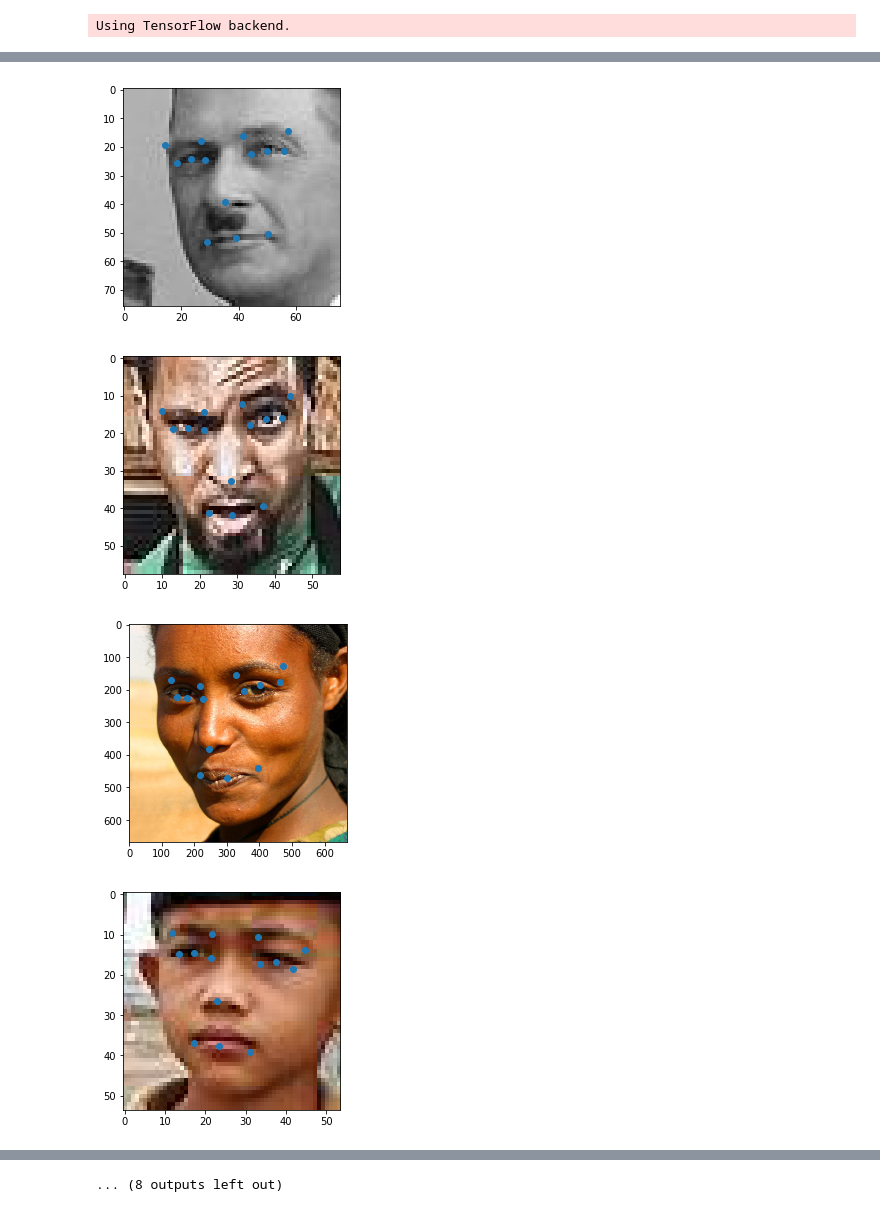
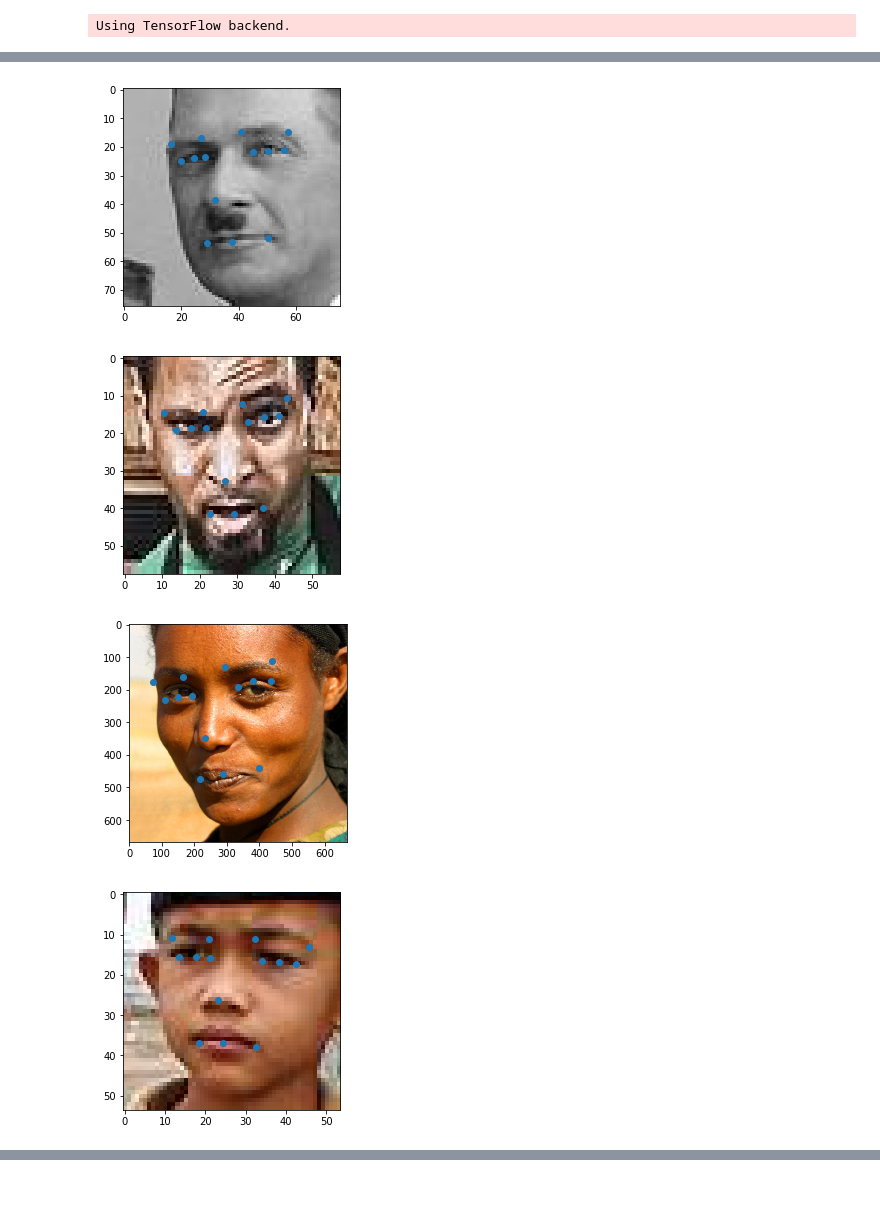
Before and after one commit to ospanoff/cv-gml, a Jupyter notebook: facepoints/check_model.ipynb, the cells around one changed output, grey strips where cells are left out. Drawn from its saved outputs; the diff is of its cells as text; code cells hidden in the pictures.

```diff
--- a/facepoints/check_model.ipynb
+++ b/facepoints/check_model.ipynb
@@ -41,3 +28,0 @@ FINISHED LOADING DATA: 0.07605361938476562
-# %%
-for i in range(X_train.shape[0]):
-    show(X_train[i][..., 0], y_train[i] * 50 + 50)
@@ -70,9 +41,9 @@ model = load_model('facepoints_model.hdf5')
 # %%
 y_pred = model.predict(X)
 # %%
-y_pred_sc = y_pred * 50 + 50
+y_pred_sc = y_pred * 10 + 50
 # %%
-for i in range(20):
+for i in range(10):
     dots = y_pred_sc[i]
 
     scale_x, scale_y, fn = scales[i]
@@ -85,4 +56,4 @@ for i in range(20):
-[figure, old version]
+[figure, new version]
-[figure, old version]
+[figure, new version]
-[figure, old version]
+[figure, new version]
-[figure, old version]
+[figure, new version]
@@ -96 +64,0 @@ for i in range(20):
-... (8 outputs left out)
```
Also changed, not shown: parts of 9 cells of this notebook, 1 other file.
